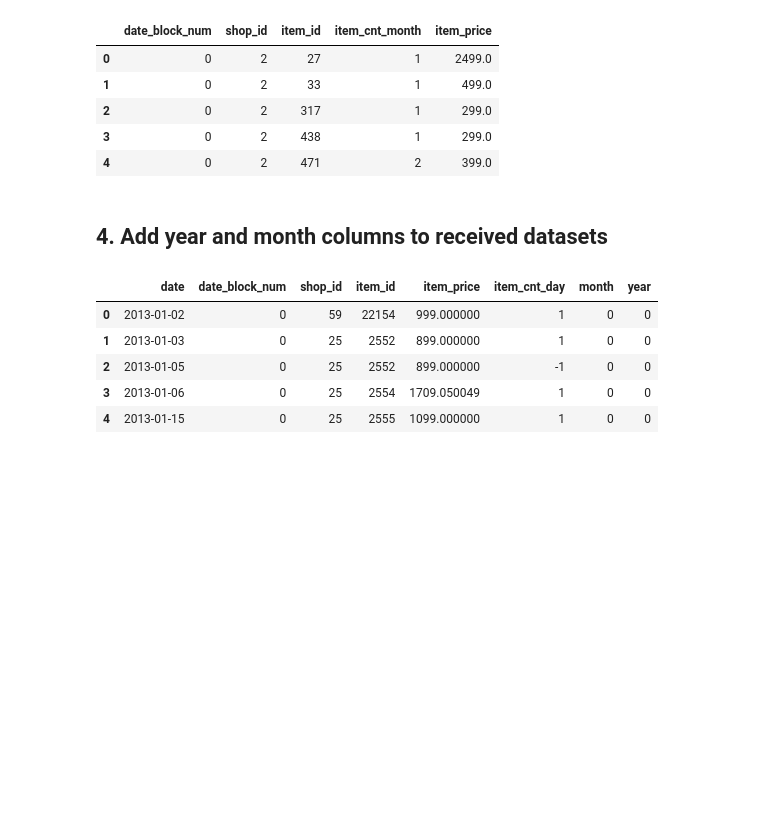
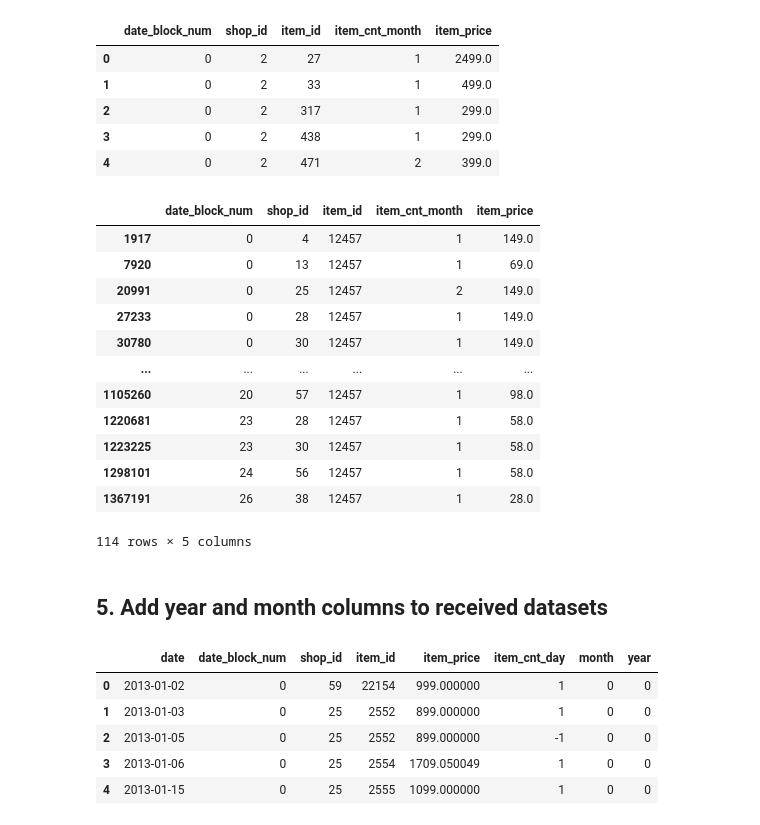
Before and after one commit to Alexennk/ml-ds-practice, a Jupyter notebook: notebooks/etl_notebook.ipynb, the cells around one changed output. Drawn from its saved outputs; the diff is of its cells as text; code cells hidden in the pictures; blank space fills up the shorter version.

```diff
--- a/notebooks/etl_notebook.ipynb
+++ b/notebooks/etl_notebook.ipynb
@@ -195,8 +206,24 @@ train_aggregated.head()
 | 2 | 0 | 2 | 317 | 1 | 299.0 |
 | 3 | 0 | 2 | 438 | 1 | 299.0 |
 | 4 | 0 | 2 | 471 | 2 | 399.0 |
+# %%
+train_aggregated[train_aggregated['item_id'] == 12457]
+# %% [output]
+|  | date_block_num | shop_id | item_id | item_cnt_month | item_price |
+| 1917 | 0 | 4 | 12457 | 1 | 149.0 |
+| 7920 | 0 | 13 | 12457 | 1 | 69.0 |
+| 20991 | 0 | 25 | 12457 | 2 | 149.0 |
+| 27233 | 0 | 28 | 12457 | 1 | 149.0 |
+| 30780 | 0 | 30 | 12457 | 1 | 149.0 |
+| ... | ... | ... | ... | ... | ... |
+| 1105260 | 20 | 57 | 12457 | 1 | 98.0 |
+| 1220681 | 23 | 28 | 12457 | 1 | 58.0 |
+| 1223225 | 23 | 30 | 12457 | 1 | 58.0 |
+| 1298101 | 24 | 56 | 12457 | 1 | 58.0 |
+| 1367191 | 26 | 38 | 12457 | 1 | 28.0 |
+114 rows × 5 columns
 # %% [markdown]
-## 4. Add **year** and **month** columns to received datasets
+## 5. Add **year** and **month** columns to received datasets
 # %%
 train_df = etl.add_month_year_columns(train_df)
 train_aggregated = etl.add_month_year_columns(train_aggregated)
```
Also changed, not shown: parts of 34 cells of this notebook, 1 other file.
